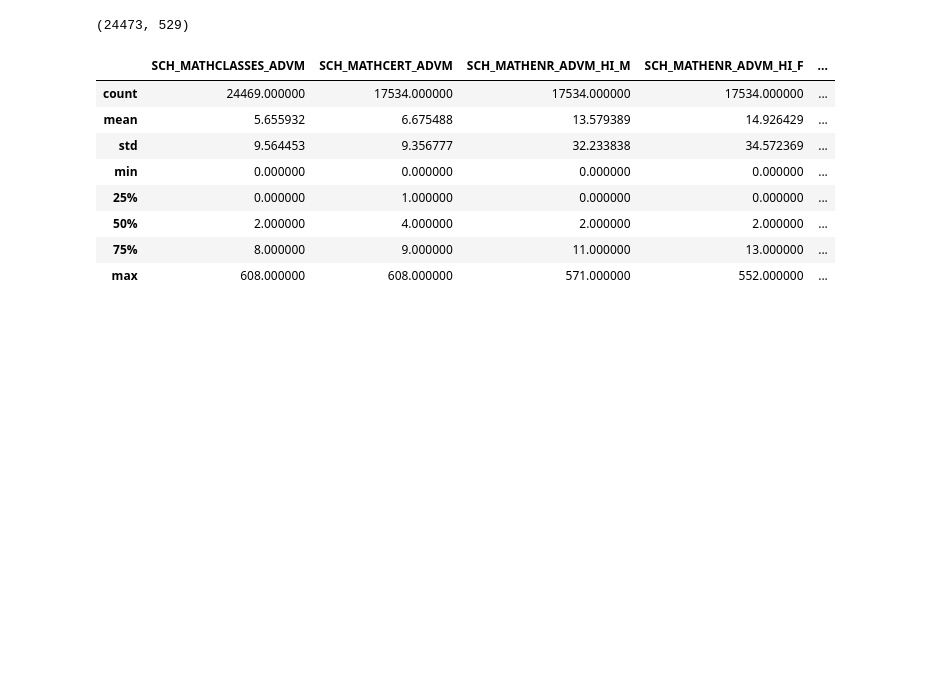
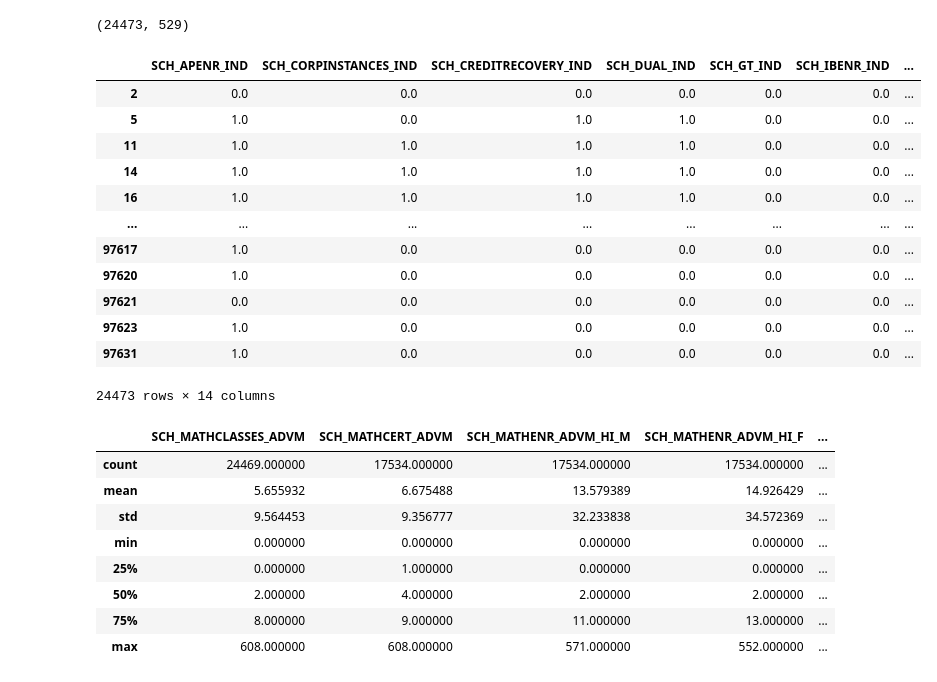
Before and after one commit to bentondavidl/School-Performance-Prediction, a Jupyter notebook: notebooks/data_manipulation.ipynb, the cells around one changed output. Saved outputs shown, nothing was run; the diff lists cells and outputs as text; code cells hidden in the pictures; blank space fills up the shorter version.

```diff
--- a/notebooks/data_manipulation.ipynb
+++ b/notebooks/data_manipulation.ipynb
@@ -55,3 +55,20 @@ high_schools = high_schools.dropna(axis=1, thresh=int(high_schools.shape[0]*(1-.
 high_schools.shape
 # %% [output]
 (24473, 529)
+# %%
+# identify remaining indicator fields
+high_schools.filter(regex='_IND')
+# %% [output]
+|  | SCH_APENR_IND | SCH_CORPINSTANCES_IND | SCH_CREDITRECOVERY_IND | SCH_DUAL_IND | SCH_GT_IND | SCH_IBENR_IND | ... |
+| 2 | 0.0 | 0.0 | 0.0 | 0.0 | 0.0 | 0.0 | ... |
+| 5 | 1.0 | 0.0 | 1.0 | 1.0 | 0.0 | 0.0 | ... |
+| 11 | 1.0 | 1.0 | 1.0 | 1.0 | 0.0 | 0.0 | ... |
+| 14 | 1.0 | 1.0 | 1.0 | 1.0 | 0.0 | 0.0 | ... |
+| 16 | 1.0 | 1.0 | 1.0 | 1.0 | 0.0 | 0.0 | ... |
+| ... | ... | ... | ... | ... | ... | ... | ... |
+| 97617 | 1.0 | 0.0 | 0.0 | 0.0 | 0.0 | 0.0 | ... |
+| 97620 | 1.0 | 0.0 | 0.0 | 0.0 | 0.0 | 0.0 | ... |
+| 97621 | 0.0 | 0.0 | 0.0 | 0.0 | 0.0 | 0.0 | ... |
+| 97623 | 1.0 | 0.0 | 0.0 | 0.0 | 0.0 | 0.0 | ... |
+| 97631 | 1.0 | 0.0 | 0.0 | 0.0 | 0.0 | 0.0 | ... |
+24473 rows × 14 columns
```
Also changed, not shown: parts of 4 cells of this notebook.
